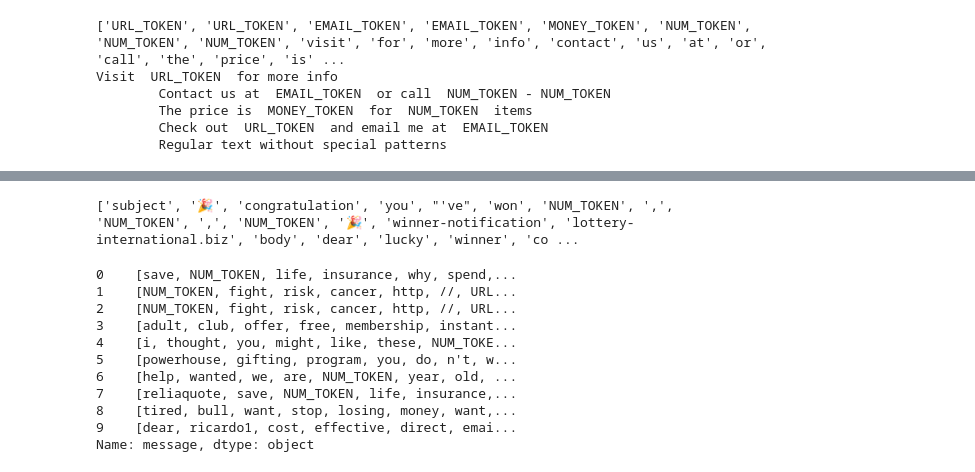
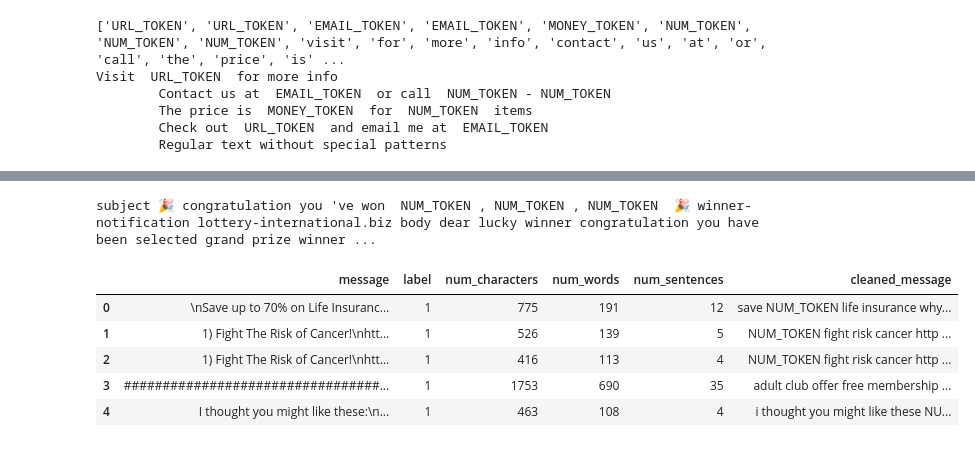
Before and after one commit to shivachaudhary46/natural_language_processing, a Jupyter notebook: Email_Spam_Detection/spam_classifier.ipynb, the cells around one changed output, grey strips where cells are left out. Cells and saved outputs as stored; diff of their text form; code cells hidden in the pictures.

Commit message:
Today i learned the doc 2 vec which convert the text into the vectors

```diff
--- a/Email_Spam_Detection/spam_classifier.ipynb
+++ b/Email_Spam_Detection/spam_classifier.ipynb
@@ -453,9 +453,7 @@ def text_preprocessing(text):
     # token (email, url, number, phone, currency, normal)
     text, tokens = custom_tokenizer(lemm_sent)
 
-    processed_tokens = word_tokenize(text)
-
-    return processed_tokens
+    return text
 
 
 text = """
@@ -484,19 +482,14 @@ International Lottery Commission
 processed_tokens = text_preprocessing(text)
 print(processed_tokens)
 # %% [output]
-['subject', '🎉', 'congratulation', 'you', "'ve", 'won', 'NUM_TOKEN', ',', 'NUM_TOKEN', ',', 'NUM_TOKEN', '🎉', 'winner-notification', 'lottery-international.biz', 'body', 'dear', 'lucky', 'winner', 'co ...
+subject 🎉 congratulation you 've won  NUM_TOKEN , NUM_TOKEN , NUM_TOKEN  🎉 winner-notification lottery-international.biz body dear lucky winner congratulation you have been selected grand prize winner ...
-# %%
-processed_tokens = spam_dataset['message'].apply(text_preprocessing)
-processed_tokens[:10]
-# %% [output]
-0    [save, NUM_TOKEN, life, insurance, why, spend,...
-1    [NUM_TOKEN, fight, risk, cancer, http, //, URL...
-2    [NUM_TOKEN, fight, risk, cancer, http, //, URL...
-3    [adult, club, offer, free, membership, instant...
-4    [i, thought, you, might, like, these, NUM_TOKE...
-5    [powerhouse, gifting, program, you, do, n't, w...
-6    [help, wanted, we, are, NUM_TOKEN, year, old, ...
-7    [reliaquote, save, NUM_TOKEN, life, insurance,...
-8    [tired, bull, want, stop, losing, money, want,...
-9    [dear, ricardo1, cost, effective, direct, emai...
-Name: message, dtype: object
+# %%
+spam_dataset['cleaned_message'] = spam_dataset['message'].apply(text_preprocessing)
+spam_dataset.head()
+# %% [output]
+|  | message | label | num_characters | num_words | num_sentences | cleaned_message |
+| 0 | \nSave up to 70% on Life Insuranc... | 1 | 775 | 191 | 12 | save NUM_TOKEN life insurance why... |
+| 1 | 1) Fight The Risk of Cancer!\nhtt... | 1 | 526 | 139 | 5 | NUM_TOKEN fight risk cancer http ... |
+| 2 | 1) Fight The Risk of Cancer!\nhtt... | 1 | 416 | 113 | 4 | NUM_TOKEN fight risk cancer http ... |
+| 3 | #################################... | 1 | 1753 | 690 | 35 | adult club offer free membership ... |
+| 4 | I thought you might like these:\n... | 1 | 463 | 108 | 4 | i thought you might like these NU... |
```
Also changed, not shown: parts of 5 cells of this notebook, 2 other files.
